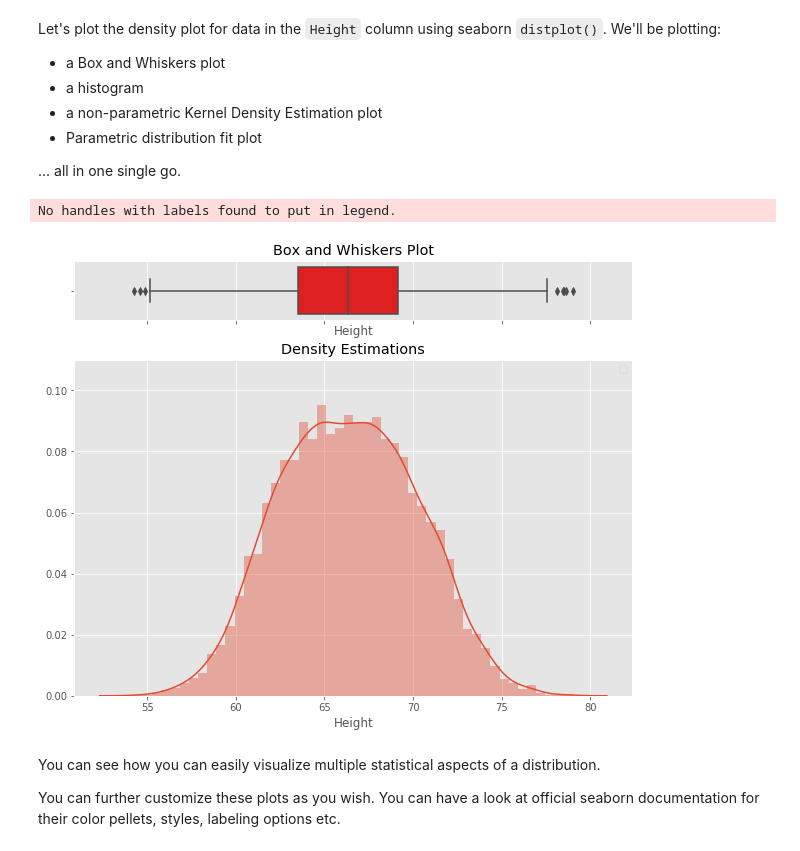
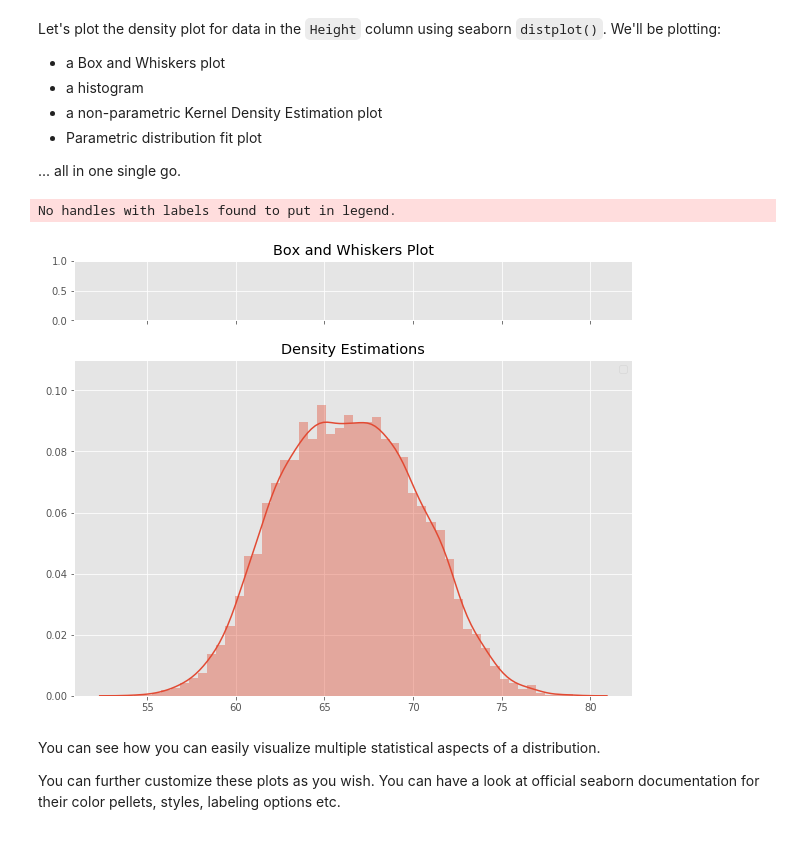
Before and after one commit to mzhou356/dsc-probability-density-function-dc-ds-060319, a Jupyter notebook: index.ipynb, the cells around one changed output. Cells and saved outputs as stored; diff of their text form; code cells hidden in the pictures.

```diff
--- a/index.ipynb
+++ b/index.ipynb
@@ -174,28 +174,28 @@ Let's plot the density plot for data in the `Height` column using seaborn `distp
 # %%
 import scipy.stats as stats
 import numpy as np
 # Create two vertical subplots sharing 15% and 85% of plot space
 # sharex allows sharing of axes i.e. building multiple plots on same axes
 fig, (ax, ax2) = plt.subplots(2, sharex=True, gridspec_kw={"height_ratios": (.15, .85)}, figsize = (10,8) )
 
-sns.distplot(list(data.Height)
+sns.distplot(list(data.Height))
 #              hist=True, hist_kws={
 #                                   "linewidth": 2,
 #                                   "edgecolor" :'red',
 #                                   "alpha": 0.4,
 #                                   "color":  "w",
 #                                   "label": "Histogram",
 #                                   },ax=ax2)
 ax2.set_title('Density Estimations')
 
-sns.boxplot(x=data.Height, ax = ax,color = 'red')
+# sns.boxplot(x=data.Height, ax = ax,color = 'red')
 ax.set_title('Box and Whiskers Plot')
 ax2.set_ylim(0,0.08)
 plt.ylim(0,0.11)
 plt.legend();
 # %% [output]
 No handles with labels found to put in legend.
-[figure, old version]
+[figure, new version]
 # %% [markdown]
 You can see how you can easily visualize multiple statistical aspects of a distribution.
 
```
